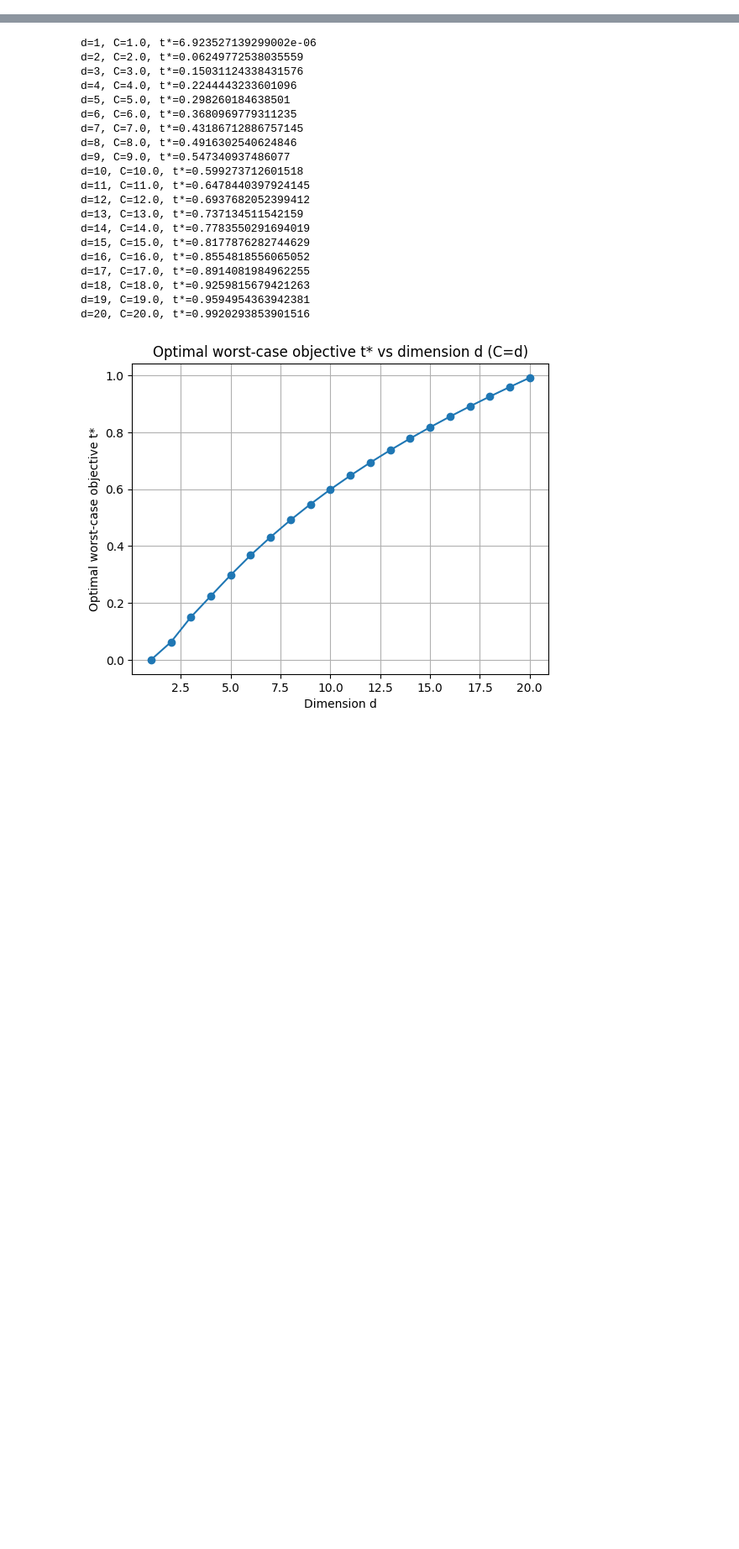
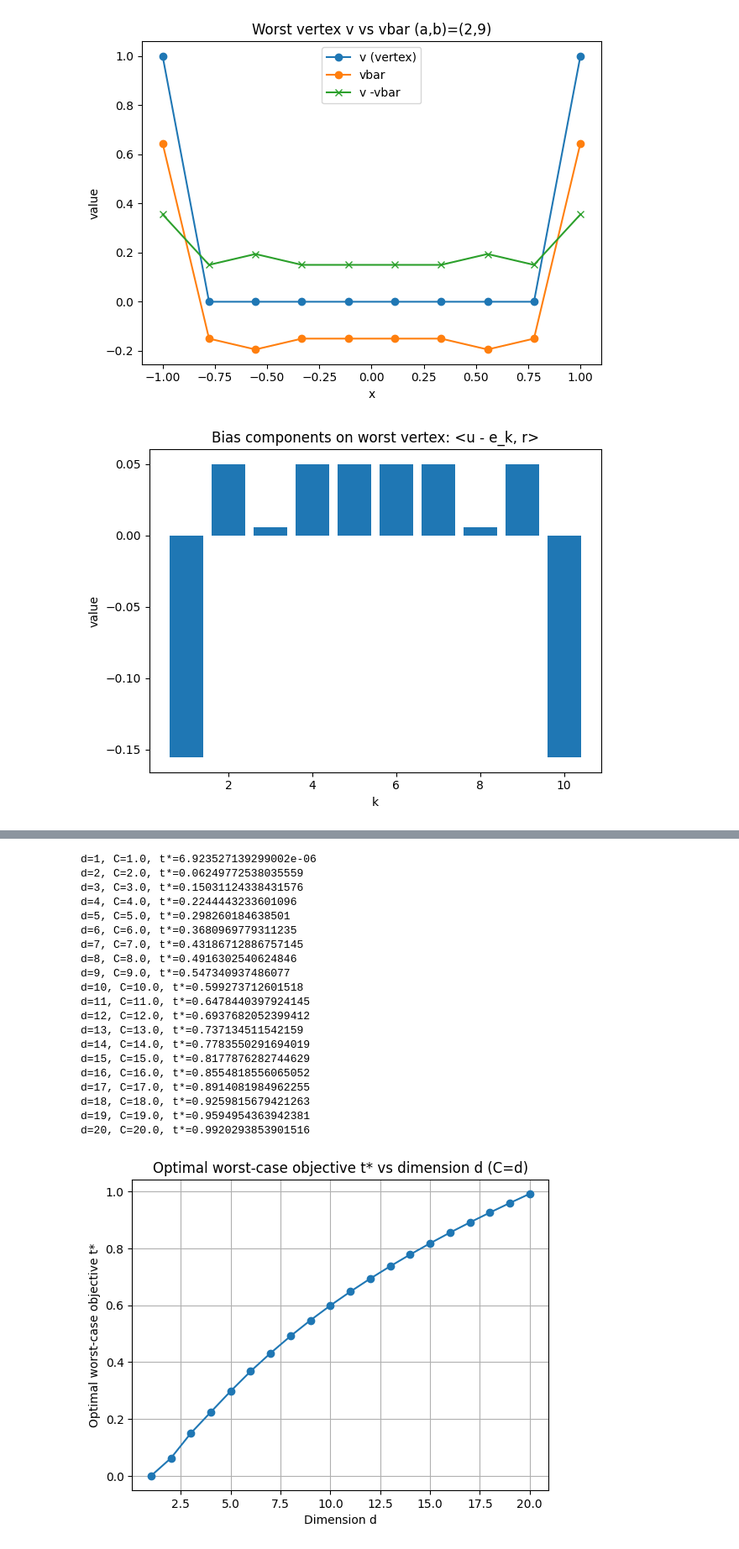
Before and after one commit to sarb9/cvxbyopt, a Jupyter notebook: code/optimal2.ipynb, the cells around one changed output, grey strips where cells are left out. Shown at 84% size. Drawn from its saved outputs; the diff is of its cells as text; code cells hidden in the pictures; blank space fills up the shorter version.

```diff
--- a/code/optimal2.ipynb
+++ b/code/optimal2.ipynb
@@ -342,0 +335,5 @@ Worst-case achieved value: 1.1689117480413413
+# %%
+plot_worst_case_details(sol["x"], stats["rows"][17], C)
+# %% [output]
+[figure, added]
+[figure, added]
```
Also changed, not shown: parts of 4 cells of this notebook, 3 other files.
